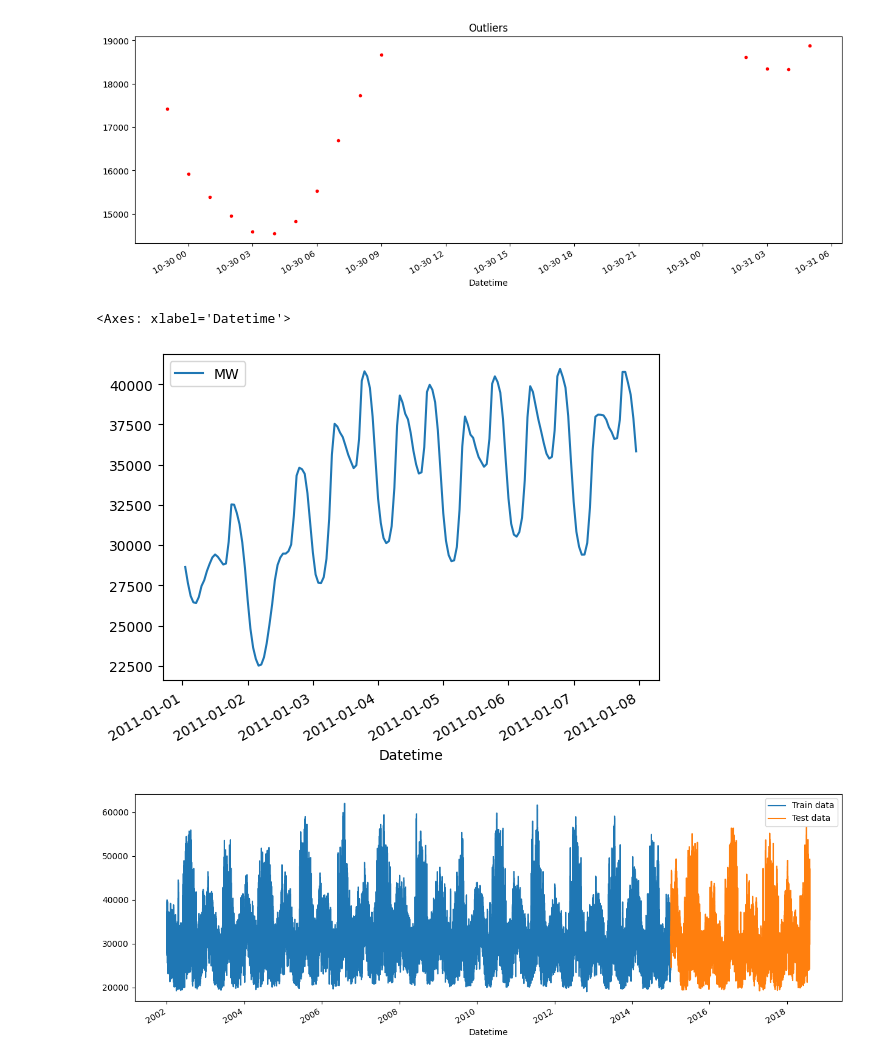
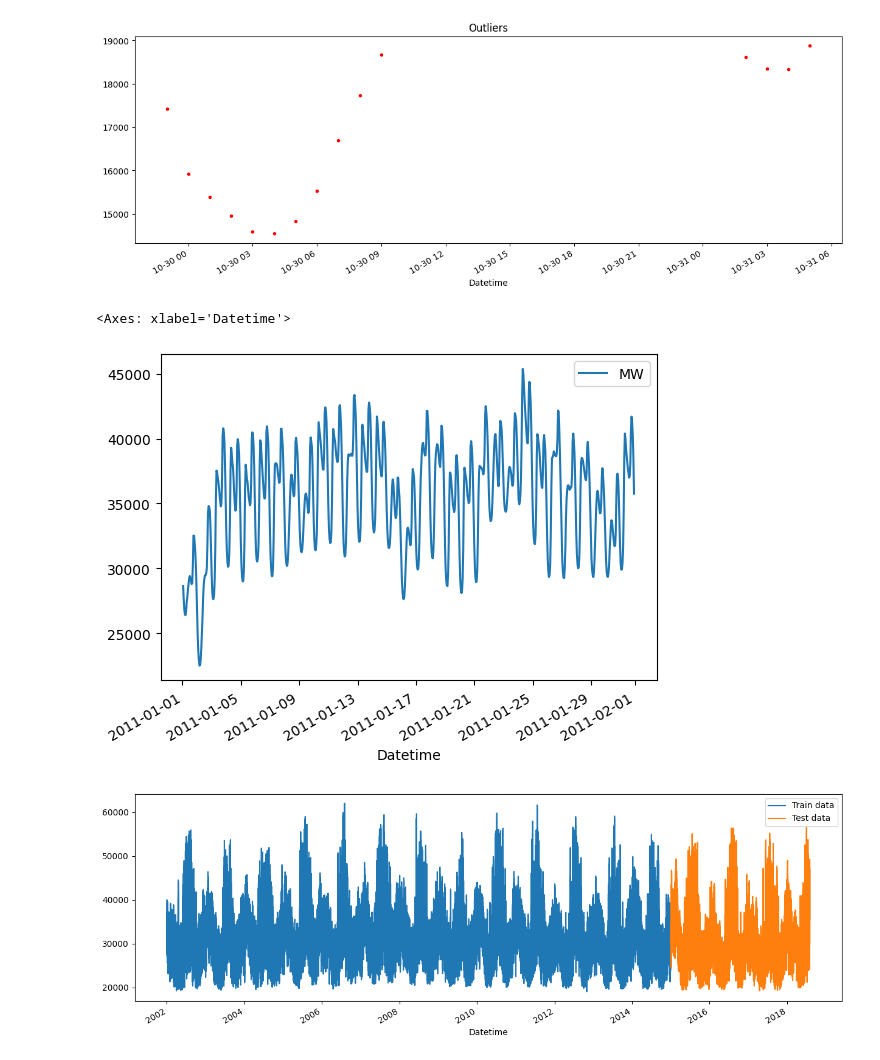
Before and after one commit to abhishek-bedarkar/power_consumption_forecast, a Jupyter notebook: XGBoost.ipynb, the cells around one changed output. Drawn from its saved outputs; the diff is of its cells as text; code cells hidden in the pictures.

Commit message:
updated weekly analysis

```diff
--- a/XGBoost.ipynb
+++ b/XGBoost.ipynb
@@ -69,11 +78,10 @@ data.query('MW < 19000')['MW'] \
 data = data.query('MW > 19000').copy()
 # %%
-# Weekly analysis
-
-data.loc[(data.index > '01-01-2011') & (data.index < '01-08-2011')].plot()
+# Weekly analysis for four weeks
+data.loc[(data.index > '01-01-2011') & (data.index < '02-01-2011')].plot()
 # %% [output]
 <Axes: xlabel='Datetime'>
-[figure, old version]
+[figure, new version]
 # %%
 # Split data into train test
 split_date = '01-Jan-2015'
```
Also changed, not shown: parts of 21 cells of this notebook.
